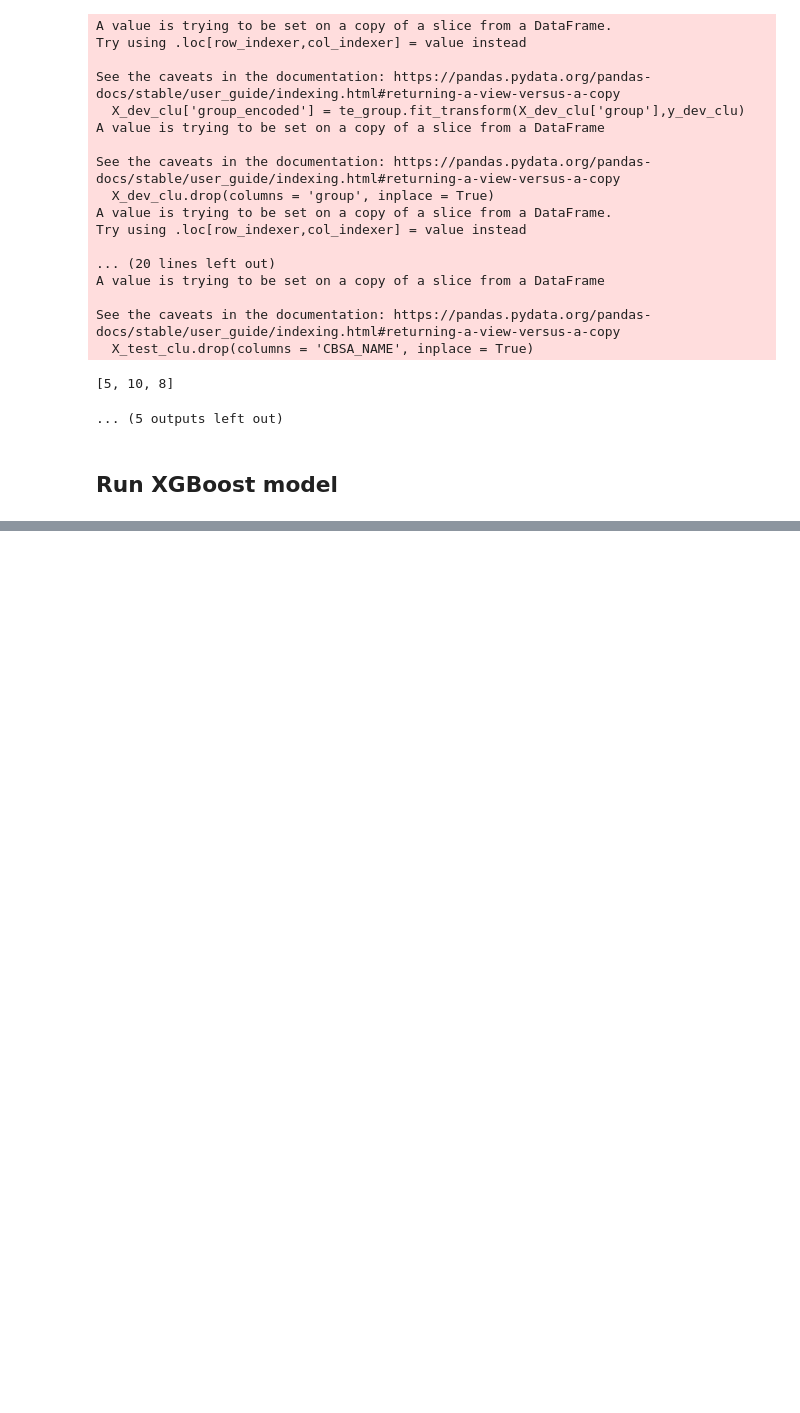
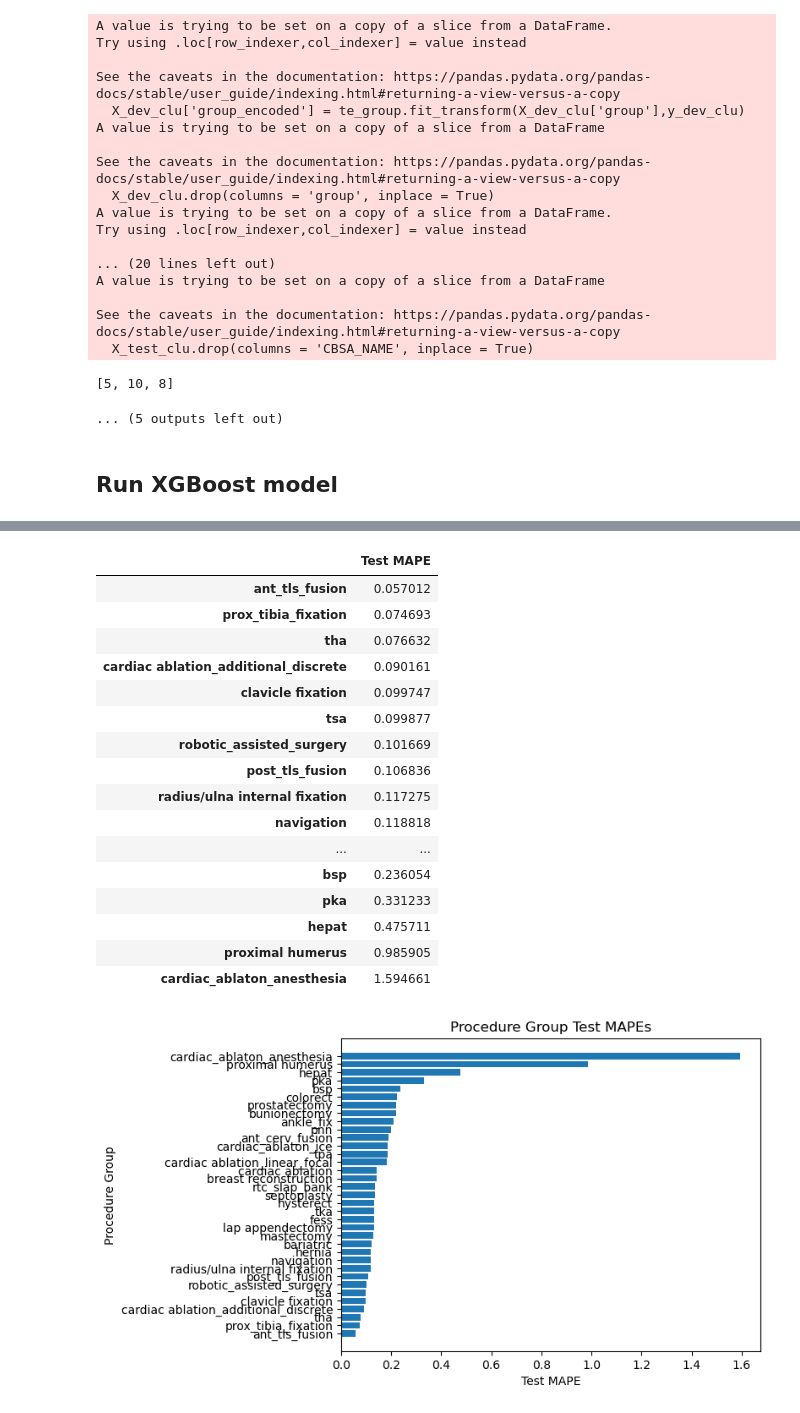
Before and after one commit to Shruti-Kaushal/Prediction-of-commercial-insurance-payments-for-surgical-procedure-using-DataRobot, a Jupyter notebook: Model_Building/Model_For_Handoff/Current_Model.ipynb, the cells around one changed output, grey strips where cells are left out. Drawn from its saved outputs; the diff is of its cells as text; code cells hidden in the pictures; blank space fills up the shorter version.

```diff
--- a/Model_Building/Model_For_Handoff/Current_Model.ipynb
+++ b/Model_Building/Model_For_Handoff/Current_Model.ipynb
@@ -127,12 +127,11 @@ display(X_dev)
 # %% [markdown]
 ## Split Model Data by Cluster
 # %%
-# y_dev = y_dev.reset_index()['priv_pay_median']
-# y_test = y_test.reset_index()['priv_pay_median']
-
 X_dev_list = []
+X_dev_groups = []
 y_dev_list = []
 X_test_list = []
+X_test_groups = []
 y_test_list = []
 optimal_k_list = []
 
@@ -145,8 +144,10 @@ for cluster_label in model_data["cluster"].unique():
     # Target encoding group variable
     te_group = TargetEncoder()
     X_dev_clu['group_encoded'] = te_group.fit_transform(X_dev_clu['group'],y_dev_clu)
+    dev_group = X_dev_clu['group']
     X_dev_clu.drop(columns = 'group', inplace = True)
     X_test_clu['group_encoded'] = te_group.transform(X_test_clu['group'])
+    test_group = X_test_clu['group']
     X_test_clu.drop(columns = 'group', inplace = True)
 
     # Target encoding CBSA Name
@@ -167,8 +168,10 @@ for cluster_label in model_data["cluster"].unique():
     display(X_dev_clu)
 
     X_dev_list.append(X_dev_clu)
+    X_dev_groups.append(dev_group.reset_index().drop(columns=["index"]))
     y_dev_list.append(y_dev_clu)
     X_test_list.append(X_test_clu)
+    X_test_groups.append(test_group.reset_index().drop(columns=["index"]))
     y_test_list.append(y_test_clu)
 
     print(X_dev_clu.shape[0] / X_test_clu.shape[0])
@@ -265,6 +268,8 @@ train_mapes = []
 train_sizes = []
 test_mapes = []
 test_sizes = []
+
+proc_results_dict = {}
 
 # Train test split
 for idx in range(0,len(X_dev_list)):
@@ -336,6 +341,13 @@ for idx in range(0,len(X_dev_list)):
     y_train_pred_xgb = xgb_mono_model.predict(X_dev_list[idx])
     y_test_pred_xgb = xgb_mono_model.predict(X_test_list[idx])
 
+    for proc in X_test_groups[idx]["group"].unique():
+#         print(proc)
+        actuals_test_w_proc = y_test_list[idx].reset_index().drop(columns=["index"]).join(X_test_groups[idx])
+        pred_with_proc = pd.Series(y_test_pred_xgb)[actuals_test_w_proc["group"] == proc]
+        proc_results_dict[proc] = mean_absolute_percentage_error(y_true=actuals_test_w_proc[actuals_test_w_proc["group"] == proc]["priv_pay_median"], y_pred=pred_with_proc)
+        print(f"Count of claims for {proc}: {len(pred_with_proc)}")
+
     # Store results
     train_sizes.append(len(X_dev_list[idx]))
     test_sizes.append(len(X_test_list[idx]))
@@ -411,3 +455,30 @@ Best parameters (if grid search was applied): {'colsample_bylevel': 1, 'colsampl
 Validation score: -0.1421745216117034
 Feature importances:
 ... (4 outputs left out)
+# %%
+proc_results_df = pd.DataFrame.from_dict(proc_results_dict, orient="index",columns=["Test MAPE"]).sort_values(by="Test MAPE")
+display(proc_results_df)
+plt.barh(y = proc_results_df.index, width = proc_results_df["Test MAPE"])
+plt.title("Procedure Group Test MAPEs")
+plt.xlabel("Test MAPE")
+plt.ylabel("Procedure Group")
+plt.show()
+# %% [output]
+|  | Test MAPE |
+| ant_tls_fusion | 0.057012 |
+| prox_tibia_fixation | 0.074693 |
+| tha | 0.076632 |
+| cardiac ablation_additional_discrete | 0.090161 |
+| clavicle fixation | 0.099747 |
+| tsa | 0.099877 |
+| robotic_assisted_surgery | 0.101669 |
+| post_tls_fusion | 0.106836 |
+| radius/ulna internal fixation | 0.117275 |
+| navigation | 0.118818 |
+| ... | ... |
+| bsp | 0.236054 |
+| pka | 0.331233 |
+| hepat | 0.475711 |
+| proximal humerus | 0.985905 |
+| cardiac_ablaton_anesthesia | 1.594661 |
+[figure, added]
```
Also changed, not shown: parts of 1 cell of this notebook.
